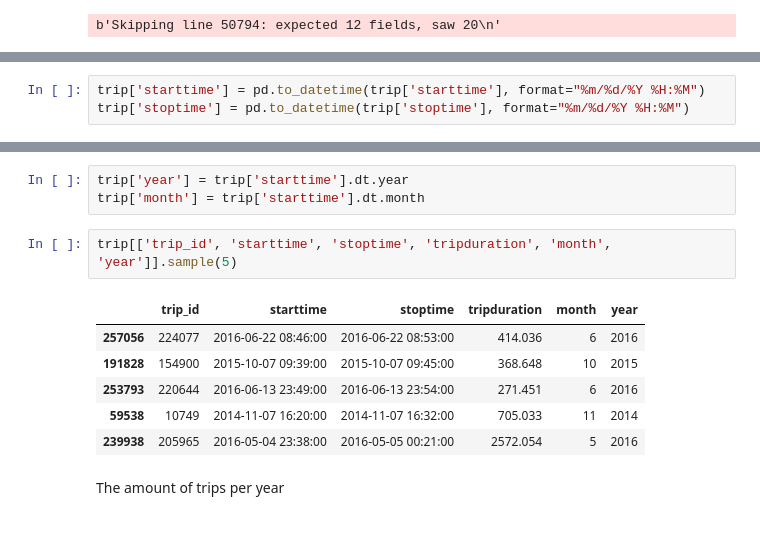
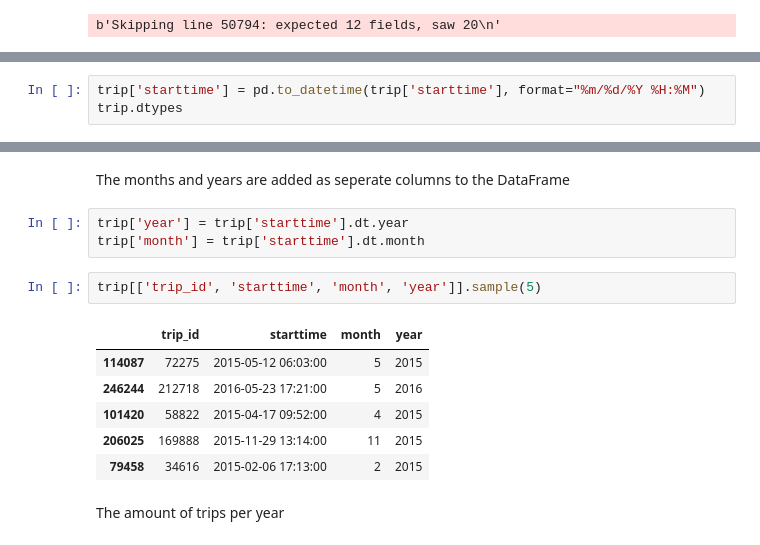
Before and after one commit to JeroenBoshuis/DataScience_Casus, a Jupyter notebook: Will people cycle more in the future - Jeroen.ipynb, the cells around one changed output, grey strips where cells are left out. Saved outputs shown, nothing was run; the diff lists cells and outputs as text.

```diff
--- a/Will people cycle more in the future - Jeroen.ipynb
+++ b/Will people cycle more in the future - Jeroen.ipynb
@@ -35,3 +48,3 @@ There are 2 ways to approach this question
 # %%
 trip['starttime'] = pd.to_datetime(trip['starttime'], format="%m/%d/%Y %H:%M")
-trip['stoptime'] = pd.to_datetime(trip['stoptime'], format="%m/%d/%Y %H:%M")
+trip.dtypes
@@ -54,15 +67,17 @@ dtype: object
+# %% [markdown]
+The months and years are added as seperate columns to the DataFrame
 # %%
 trip['year'] = trip['starttime'].dt.year
 trip['month'] = trip['starttime'].dt.month
 # %%
-trip[['trip_id', 'starttime', 'stoptime', 'tripduration', 'month', 'year']].sample(5)
+trip[['trip_id', 'starttime', 'month', 'year']].sample(5)
 # %% [output]
-|  | trip_id | starttime | stoptime | tripduration | month | year |
-| 257056 | 224077 | 2016-06-22 08:46:00 | 2016-06-22 08:53:00 | 414.036 | 6 | 2016 |
-| 191828 | 154900 | 2015-10-07 09:39:00 | 2015-10-07 09:45:00 | 368.648 | 10 | 2015 |
-| 253793 | 220644 | 2016-06-13 23:49:00 | 2016-06-13 23:54:00 | 271.451 | 6 | 2016 |
-| 59538 | 10749 | 2014-11-07 16:20:00 | 2014-11-07 16:32:00 | 705.033 | 11 | 2014 |
-| 239938 | 205965 | 2016-05-04 23:38:00 | 2016-05-05 00:21:00 | 2572.054 | 5 | 2016 |
+|  | trip_id | starttime | month | year |
+| 114087 | 72275 | 2015-05-12 06:03:00 | 5 | 2015 |
+| 246244 | 212718 | 2016-05-23 17:21:00 | 5 | 2016 |
+| 101420 | 58822 | 2015-04-17 09:52:00 | 4 | 2015 |
+| 206025 | 169888 | 2015-11-29 13:14:00 | 11 | 2015 |
+| 79458 | 34616 | 2015-02-06 17:13:00 | 2 | 2015 |
 # %% [markdown]
 The amount of trips per year
 # %%
```
Also changed, not shown: parts of 22 cells of this notebook.
